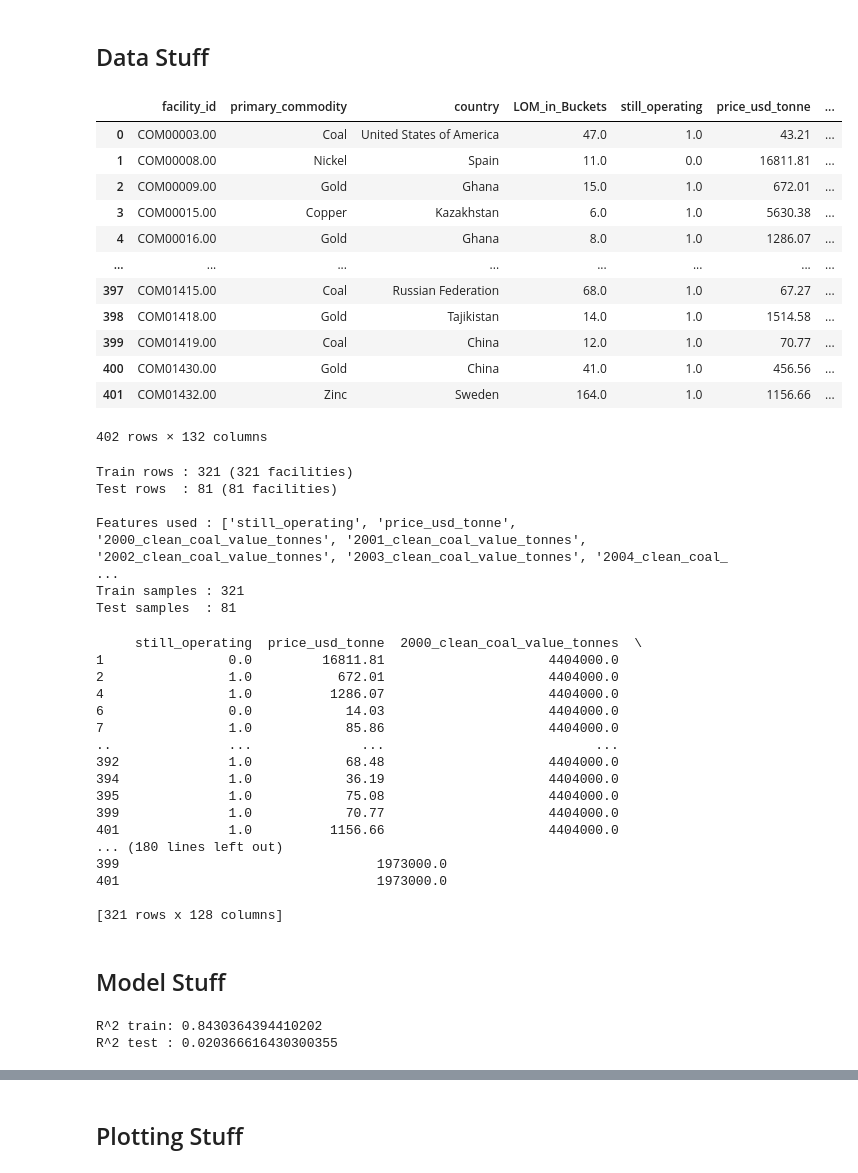
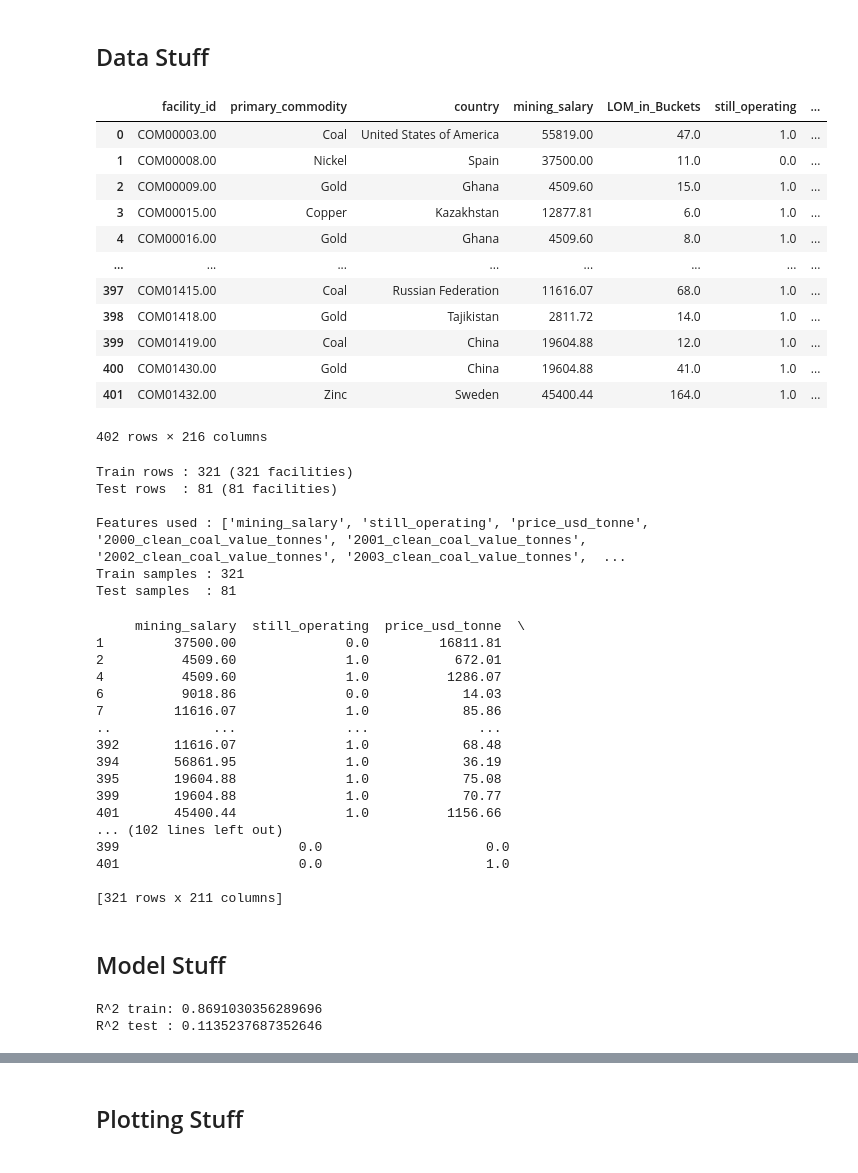
Before and after one commit to morourk6/1.C51-Final-Project, a Jupyter notebook: rf_model.ipynb, the cells around one changed output, grey strips where cells are left out. Saved outputs shown, nothing was run; the diff lists cells and outputs as text; code cells hidden in the pictures.

Commit message:
final clean up , added one hot mama to rf model

```diff
--- a/rf_model.ipynb
+++ b/rf_model.ipynb
@@ -13,34 +13,34 @@ from sklearn.metrics import accuracy_score, r2_score
 ## Data Stuff
 # %%
 #BRING IN THE MOTHER
-mother_file = pd.read_csv("data/mother2.csv")
+mother_file = pd.read_csv("data/one_hot_mama.csv")
 #michelena test
 #mother_file = pd.read_csv("data/mother_with_salaries.csv")
 mother_file
 
 # removing a ton of columns that are not helpful
-mother_file = mother_file.drop(columns=[col for col in mother_file.columns if 'waste_value_tonnes' in col])
-mother_file = mother_file.drop(columns=[col for col in mother_file.columns if 'capacity_value' in col])
-mother_file = mother_file.drop(columns=[col for col in mother_file.columns if 'waste_total_material' in col])
-mother_file = mother_file.drop(columns=[col for col in mother_file.columns if 'reserves_grade' in col])
-mother_file = mother_file.drop(columns=[col for col in mother_file.columns if 'reserves_mineral_value' in col])
-mother_file = mother_file.drop(columns=[col for col in mother_file.columns if 'reserves_commodity_value' in col])
-mother_file = mother_file.drop(columns=[col for col in mother_file.columns if 'commodities_grade' in col])
+# mother_file = mother_file.drop(columns=[col for col in mother_file.columns if 'waste_value_tonnes' in col])
+# mother_file = mother_file.drop(columns=[col for col in mother_file.columns if 'capacity_value' in col])
+# mother_file = mother_file.drop(columns=[col for col in mother_file.columns if 'waste_total_material' in col])
+# mother_file = mother_file.drop(columns=[col for col in mother_file.columns if 'reserves_grade' in col])
+# mother_file = mother_file.drop(columns=[col for col in mother_file.columns if 'reserves_mineral_value' in col])
+# mother_file = mother_file.drop(columns=[col for col in mother_file.columns if 'reserves_commodity_value' in col])
+# mother_file = mother_file.drop(columns=[col for col in mother_file.columns if 'commodities_grade' in col])
 mother_file
 # %% [output]
-|  | facility_id | primary_commodity | country | LOM_in_Buckets | still_operating | price_usd_tonne | ... |
-| 0 | COM00003.00 | Coal | United States of America | 47.0 | 1.0 | 43.21 | ... |
-| 1 | COM00008.00 | Nickel | Spain | 11.0 | 0.0 | 16811.81 | ... |
-| 2 | COM00009.00 | Gold | Ghana | 15.0 | 1.0 | 672.01 | ... |
-| 3 | COM00015.00 | Copper | Kazakhstan | 6.0 | 1.0 | 5630.38 | ... |
-| 4 | COM00016.00 | Gold | Ghana | 8.0 | 1.0 | 1286.07 | ... |
+|  | facility_id | primary_commodity | country | mining_salary | LOM_in_Buckets | still_operating | ... |
+| 0 | COM00003.00 | Coal | United States of America | 55819.00 | 47.0 | 1.0 | ... |
+| 1 | COM00008.00 | Nickel | Spain | 37500.00 | 11.0 | 0.0 | ... |
+| 2 | COM00009.00 | Gold | Ghana | 4509.60 | 15.0 | 1.0 | ... |
+| 3 | COM00015.00 | Copper | Kazakhstan | 12877.81 | 6.0 | 1.0 | ... |
+| 4 | COM00016.00 | Gold | Ghana | 4509.60 | 8.0 | 1.0 | ... |
 | ... | ... | ... | ... | ... | ... | ... | ... |
-| 397 | COM01415.00 | Coal | Russian Federation | 68.0 | 1.0 | 67.27 | ... |
-| 398 | COM01418.00 | Gold | Tajikistan | 14.0 | 1.0 | 1514.58 | ... |
-| 399 | COM01419.00 | Coal | China | 12.0 | 1.0 | 70.77 | ... |
-| 400 | COM01430.00 | Gold | China | 41.0 | 1.0 | 456.56 | ... |
-| 401 | COM01432.00 | Zinc | Sweden | 164.0 | 1.0 | 1156.66 | ... |
+| 397 | COM01415.00 | Coal | Russian Federation | 11616.07 | 68.0 | 1.0 | ... |
+| 398 | COM01418.00 | Gold | Tajikistan | 2811.72 | 14.0 | 1.0 | ... |
+| 399 | COM01419.00 | Coal | China | 19604.88 | 12.0 | 1.0 | ... |
+| 400 | COM01430.00 | Gold | China | 19604.88 | 41.0 | 1.0 | ... |
+| 401 | COM01432.00 | Zinc | Sweden | 45400.44 | 164.0 | 1.0 | ... |
-402 rows × 132 columns
+402 rows × 216 columns
 # %%
 # Split on facility_id
 facilities = mother_file["facility_id"].unique()
@@ -81,7 +81,7 @@ print(f"Test samples  : {len(X_test)}")
 Train rows : 321 (321 facilities)
 Test rows  : 81 (81 facilities)
 
-Features used : ['still_operating', 'price_usd_tonne', '2000_clean_coal_value_tonnes', '2001_clean_coal_value_tonnes', '2002_clean_coal_value_tonnes', '2003_clean_coal_value_tonnes', '2004_clean_coal_ ...
+Features used : ['mining_salary', 'still_operating', 'price_usd_tonne', '2000_clean_coal_value_tonnes', '2001_clean_coal_value_tonnes', '2002_clean_coal_value_tonnes', '2003_clean_coal_value_tonnes',  ...
 Train samples : 321
 Test samples  : 81
 # %%
@@ -89,23 +89,23 @@ Test samples  : 81
 print(X_train)
 pd.DataFrame(X_train).to_csv('data/X_train_check.csv', index=False)
 # %% [output]
-     still_operating  price_usd_tonne  2000_clean_coal_value_tonnes  \
-1                0.0         16811.81                     4404000.0
-2                1.0           672.01                     4404000.0
-4                1.0          1286.07                     4404000.0
-6                0.0            14.03                     4404000.0
-7                1.0            85.86                     4404000.0
-..               ...              ...                           ...
-392              1.0            68.48                     4404000.0
-394              1.0            36.19                     4404000.0
-395              1.0            75.08                     4404000.0
-399              1.0            70.77                     4404000.0
-401              1.0          1156.66                     4404000.0
-... (180 lines left out)
-399                                 1973000.0
-401                                 1973000.0
+     mining_salary  still_operating  price_usd_tonne  \
+1         37500.00              0.0         16811.81
+2          4509.60              1.0           672.01
+4          4509.60              1.0          1286.07
+6          9018.86              0.0            14.03
+7         11616.07              1.0            85.86
+..             ...              ...              ...
+392       11616.07              1.0            68.48
+394       56861.95              1.0            36.19
+395       19604.88              1.0            75.08
+399       19604.88              1.0            70.77
+401       45400.44              1.0          1156.66
+... (102 lines left out)
+399                       0.0                     0.0
+401                       0.0                     1.0
 
-[321 rows x 128 columns]
+[321 rows x 211 columns]
 # %% [markdown]
 ## Model Stuff
 # %%
@@ -123,8 +123,8 @@ print('R^2 test :', r2_score(y_test, y_pred_test))
 # accuracy_train_grid = accuracy_score(y_train, y_pred_train)
 # accuracy_test_grid = accuracy_score(y_test, y_pred_test)
 # %% [output]
-R^2 train: 0.8430364394410202
-R^2 test : 0.020366616430300355
+R^2 train: 0.8691030356289696
+R^2 test : 0.1135237687352646
 # %%
 # # adapted from Pset 1 Q3 and Pset 3 Q3
 param_grid = {
```
Also changed, not shown: parts of 3 cells of this notebook, 5 other files.
